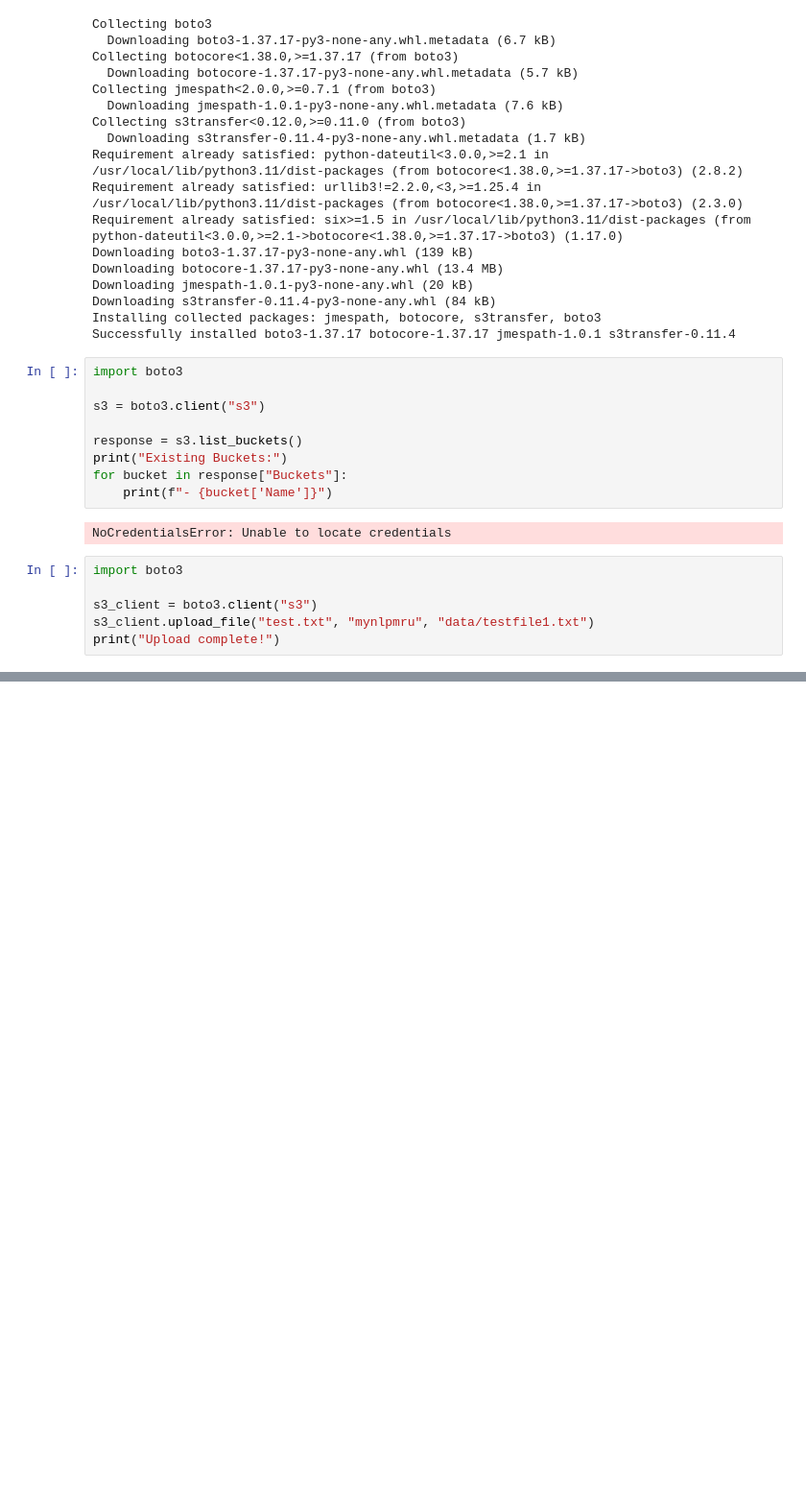
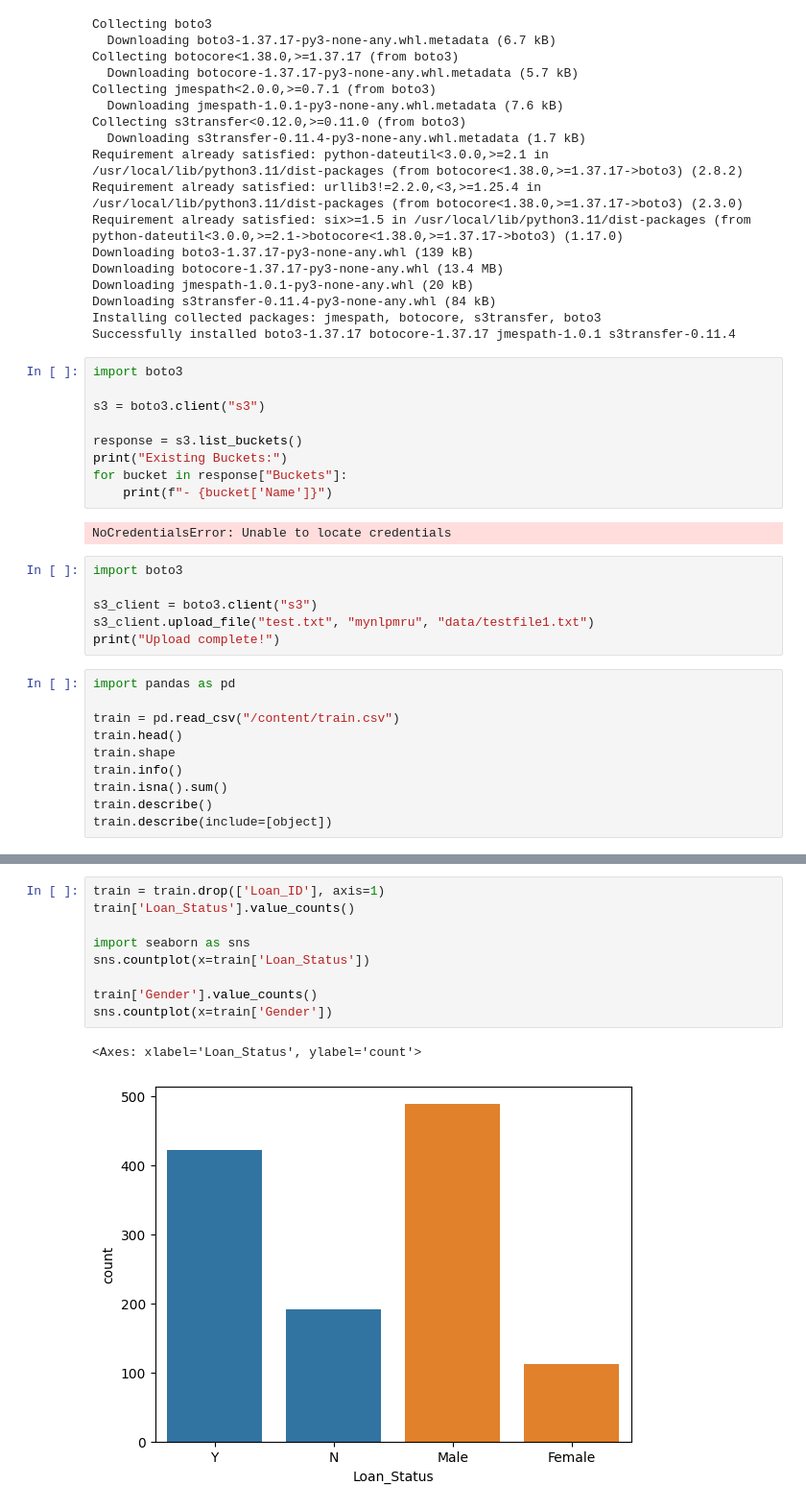
Before and after one commit to DarthAether/python_list, a Jupyter notebook: aws_crt.ipynb, the cells around one changed output, grey strips where cells are left out. Shown at 96% size. Drawn from its saved outputs; the diff is of its cells as text; blank space fills up the shorter version.

```diff
--- a/aws_crt.ipynb
+++ b/aws_crt.ipynb
@@ -51,3 +51,13 @@ import boto3
 s3_client = boto3.client("s3")
 s3_client.upload_file("test.txt", "mynlpmru", "data/testfile1.txt")
 print("Upload complete!")
+# %%
+import pandas as pd
+
+train = pd.read_csv("/content/train.csv")
+train.head()
+train.shape
+train.info()
+train.isna().sum()
+train.describe()
+train.describe(include=[object])
@@ -53,0 +90,12 @@ print("Upload complete!")
+# %%
+train = train.drop(['Loan_ID'], axis=1)
+train['Loan_Status'].value_counts()
+
+import seaborn as sns
+sns.countplot(x=train['Loan_Status'])
+
+train['Gender'].value_counts()
+sns.countplot(x=train['Gender'])
+# %% [output]
+<Axes: xlabel='Loan_Status', ylabel='count'>
+[figure, added]
```
Also changed, not shown: parts of 10 cells of this notebook.
